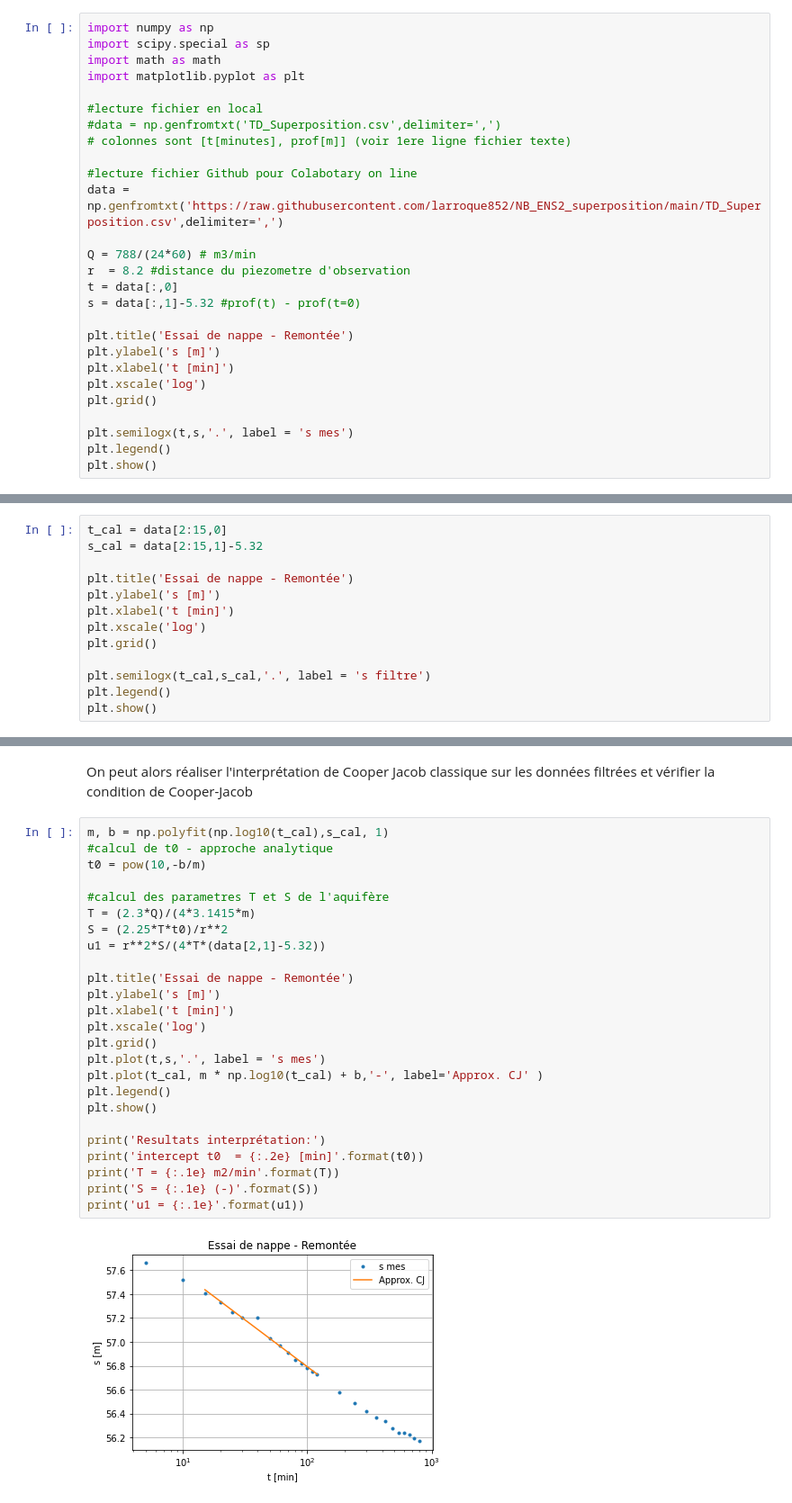
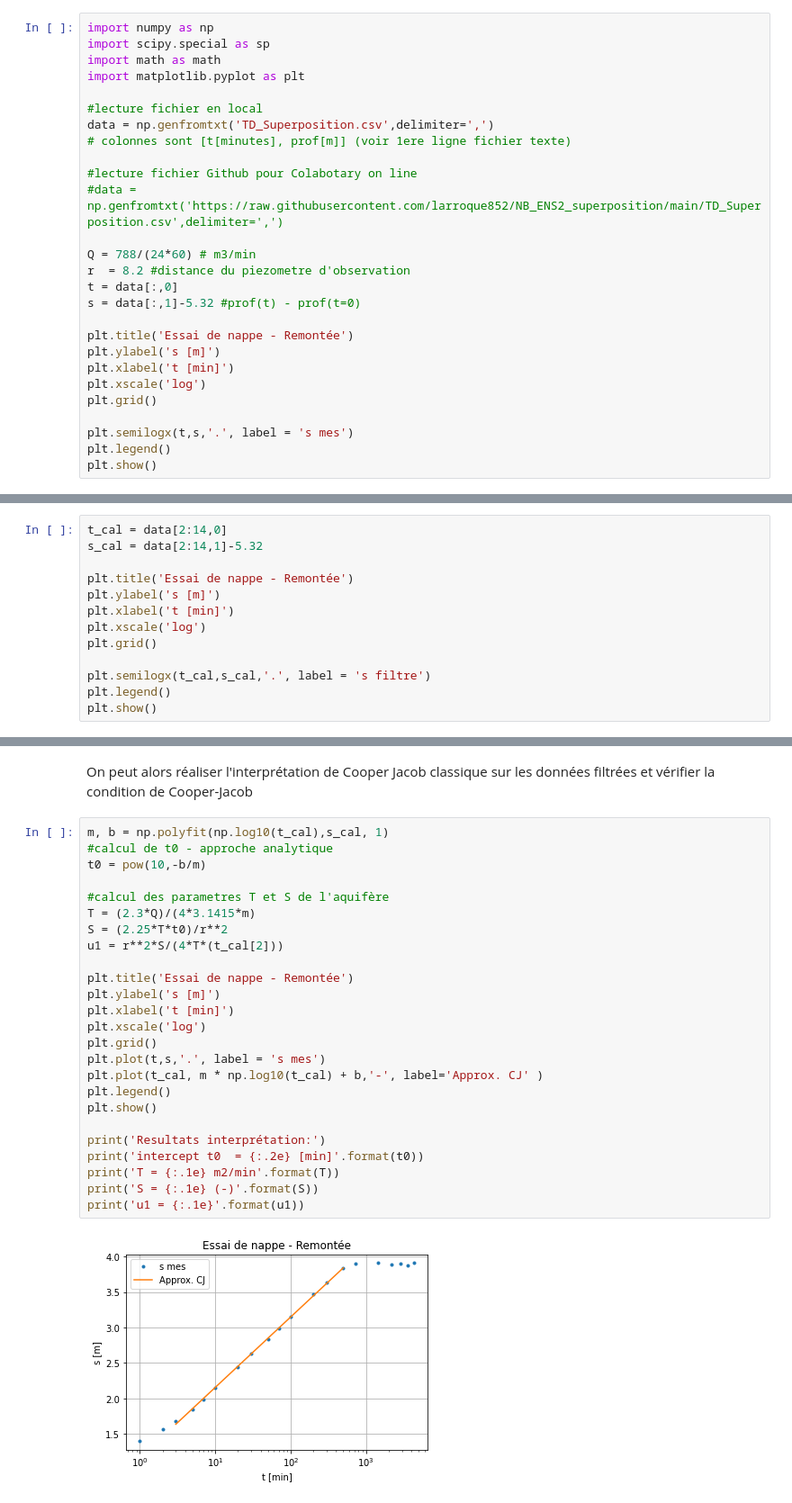
Before and after one commit to larroque852/NB_ENS2_superposition, a Jupyter notebook: ENS2_Superposition.ipynb, the cells around one changed output, grey strips where cells are left out. Shown at 90% size. Cells and saved outputs as stored; diff of their text form.

```diff
--- a/ENS2_Superposition.ipynb
+++ b/ENS2_Superposition.ipynb
@@ -522,11 +522,11 @@ import math as math
 import matplotlib.pyplot as plt
 
 #lecture fichier en local
-#data = np.genfromtxt('TD_Superposition.csv',delimiter=',')
+data = np.genfromtxt('TD_Superposition.csv',delimiter=',')
 # colonnes sont [t[minutes], prof[m]] (voir 1ere ligne fichier texte)
 
 #lecture fichier Github pour Colabotary on line
-data = np.genfromtxt('https://raw.githubusercontent.com/larroque852/NB_ENS2_superposition/main/TD_Superposition.csv',delimiter=',')
+#data = np.genfromtxt('https://raw.githubusercontent.com/larroque852/NB_ENS2_superposition/main/TD_Superposition.csv',delimiter=',')
 
 Q = 788/(24*60) # m3/min
 r  = 8.2 #distance du piezometre d'observation
@@ -550,8 +547,8 @@ ValueError: Some errors were detected !
 # %% [markdown]
 on remarque une stabilisation des rabattement aux alentours de $10^3$ minutes. Il y a donc un probable effet de limite alimenté. Pour interpréter l'essai ed nappe, il est nécessaire d'isoler les donnees représentatives de l'aquifère avant l'influence de la limite
 # %%
-t_cal = data[2:15,0]
-s_cal = data[2:15,1]-5.32
+t_cal = data[2:14,0]
+s_cal = data[2:14,1]-5.32
 
 plt.title('Essai de nappe - Remontée')
 plt.ylabel('s [m]')
@@ -569,28 +566,28 @@ On peut alors réaliser l'interprétation de Cooper Jacob classique sur les donn
 # %%
 m, b = np.polyfit(np.log10(t_cal),s_cal, 1)
 #calcul de t0 - approche analytique
 t0 = pow(10,-b/m)
 
 #calcul des parametres T et S de l'aquifère
 T = (2.3*Q)/(4*3.1415*m)
 S = (2.25*T*t0)/r**2
-u1 = r**2*S/(4*T*(data[2,1]-5.32))
+u1 = r**2*S/(4*T*(t_cal[2]))
 
 plt.title('Essai de nappe - Remontée')
 plt.ylabel('s [m]')
 plt.xlabel('t [min]')
 plt.xscale('log')
 plt.grid()
 plt.plot(t,s,'.', label = 's mes')
 plt.plot(t_cal, m * np.log10(t_cal) + b,'-', label='Approx. CJ' )
 plt.legend()
 plt.show()
 
 print('Resultats interprétation:')
 print('intercept t0  = {:.2e} [min]'.format(t0))
 print('T = {:.1e} m2/min'.format(T))
 print('S = {:.1e} (-)'.format(S))
 print('u1 = {:.1e}'.format(u1))
 # %% [output]
-[figure, old version]
+[figure, new version]
 Resultats interprétation:
```
Also changed, not shown: parts of 3 cells of this notebook.
